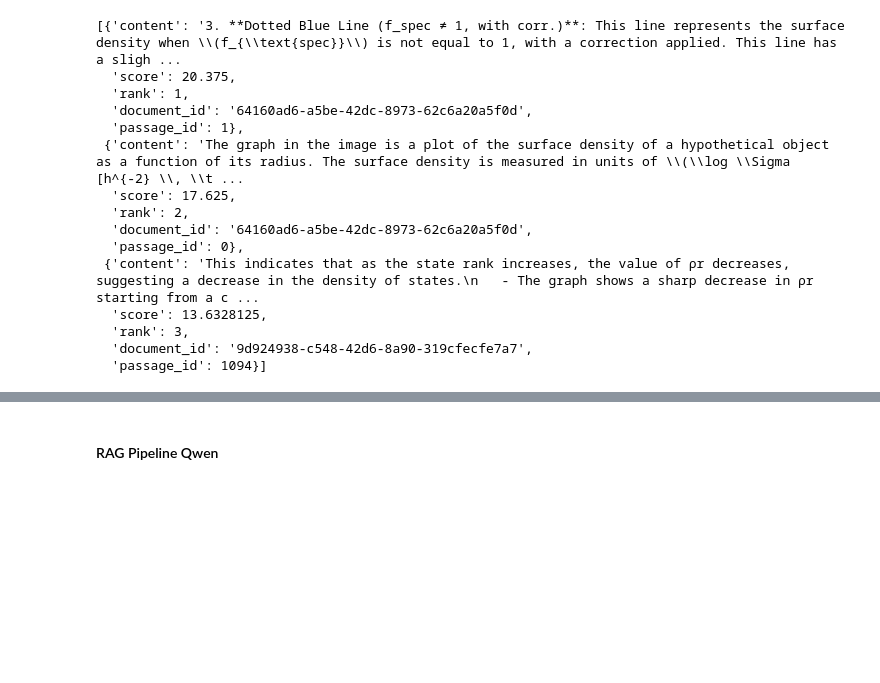
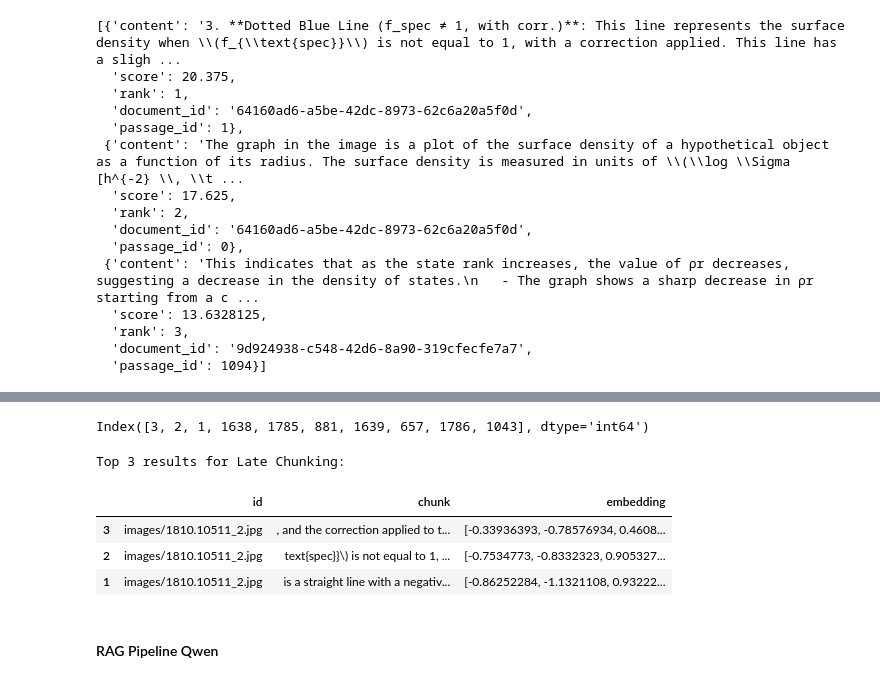
Before and after one commit to Robertogiordano/MultiGraphQA, a Jupyter notebook: notebook.ipynb, the cells around one changed output, grey strips where cells are left out. Saved outputs shown, nothing was run; the diff lists cells and outputs as text; code cells hidden in the pictures; blank space fills up the shorter version.

Commit message:
late chunking implemented

```diff
--- a/notebook.ipynb
+++ b/notebook.ipynb
@@ -447,0 +616,7 @@ results
+# %%
+late_chunking_df = pd.read_parquet(PATH + 'data/late_chunking.parquet')
+# %%
+display(ds['train'][0])
+query_text = ds['train'][0]['query']
+query = model.encode(query_text)
+print(f"The query is: {query_text}")
@@ -448,3 +634,21 @@ results
+# %%
+similarities = late_chunking_df['embedding'].apply(lambda x: cos_sim(query, x))
+# %%
+similarities = similarities.sort_values(ascending=False)
+# %%
+similarities.index[:10]
+# %% [output]
+Index([3, 2, 1, 1638, 1785, 881, 1639, 657, 1786, 1043], dtype='int64')
+# %%
+print("\nTop 3 results for Late Chunking:")
+
+late_chunking_df.iloc[similarities.index[:3]]
+# %% [output]
+Top 3 results for Late Chunking:
+|  | id | chunk | embedding |
+| 3 | images/1810.10511_2.jpg | , and the correction applied to t... | [-0.33936393, -0.78576934, 0.4608... |
+| 2 | images/1810.10511_2.jpg | text{spec}}\) is not equal to 1, ... | [-0.7534773, -0.8332323, 0.905327... |
+| 1 | images/1810.10511_2.jpg | is a straight line with a negativ... | [-0.86252284, -1.1321108, 0.93222... |
 # %% [markdown]
 #### RAG Pipeline Qwen
 # %%
```
Also changed, not shown: parts of 31 cells of this notebook.
